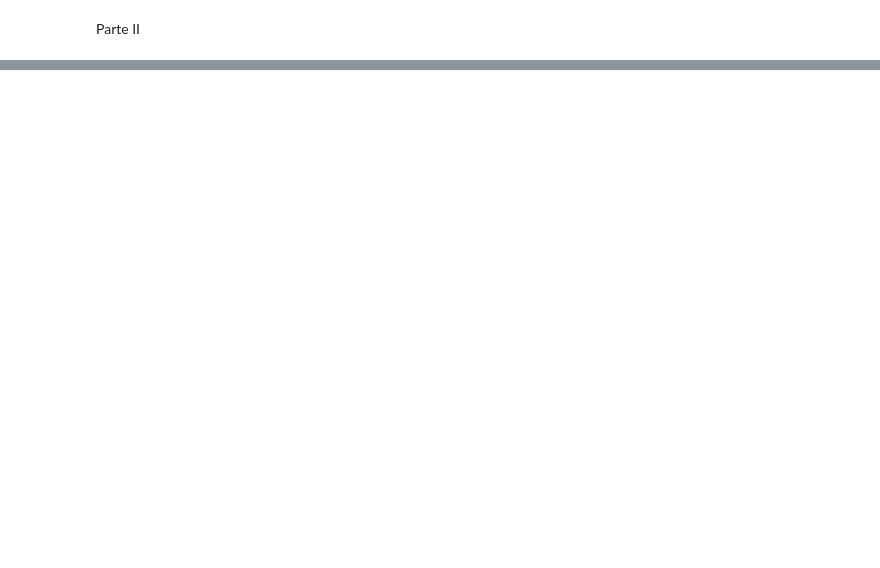
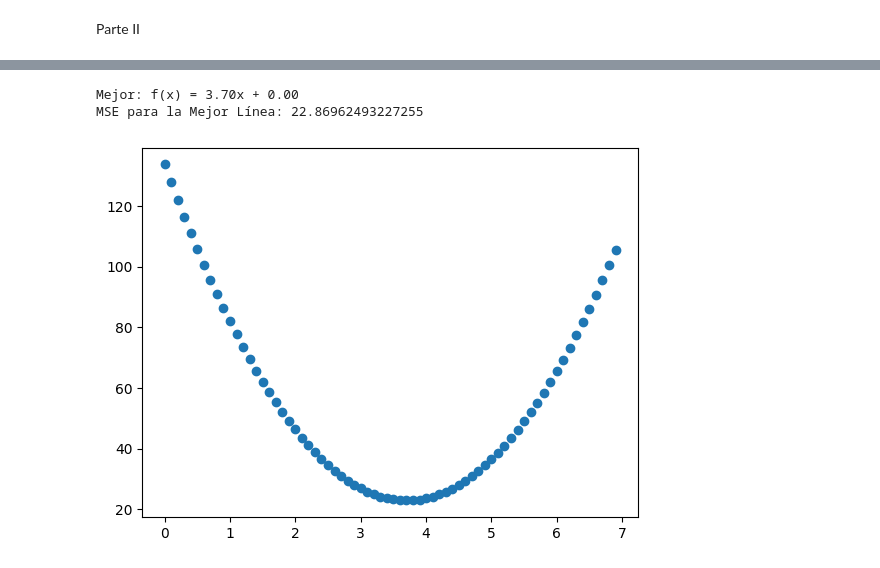
Before and after one commit to nestorm94/Aprendizaje_Maquinas, a Jupyter notebook: taller_reg_lineal.ipynb, the cells around one changed output, grey strips where cells are left out. Cells and saved outputs as stored; diff of their text form; code cells hidden in the pictures; blank space fills up the shorter version.

```diff
--- a/taller_reg_lineal.ipynb
+++ b/taller_reg_lineal.ipynb
@@ -75,0 +190,32 @@ Parte II
+# %%
+np.random.seed(123)
+x = np.arange(0, 5, 0.1)
+y = 3 * x + 2 + np.random.normal(0, 4, len(x))
+
+best_m = None
+best_b = None
+min_mse = float('inf')
+b = 0
+mNew = []
+mseNew = []
+
+for m in np.arange(0, 7, 0.1):
+        y_pred = m * x + b
+        mse = np.mean((y - y_pred) ** 2)
+        mNew.append(m)
+        mseNew.append(mse)
+        if mse < min_mse:
+            min_mse = mse
+            best_m = m
+            best_b = b
+plt.scatter(mNew, mseNew)
+
+print("Mejor: f(x) = {:.2f}x + {:.2f}".format(best_m, best_b))
+lineaMejor = 3.70 * x + 0
+# print(lineaMejor)
+mseMejor = np.mean((lineaMejor - y) ** 2)
+print("MSE para la Mejor Línea:", mseMejor)
+# %% [output]
+Mejor: f(x) = 3.70x + 0.00
+MSE para la Mejor Línea: 22.86962493227255
+[figure, added]
```
Also changed, not shown: parts of 11 cells of this notebook.
